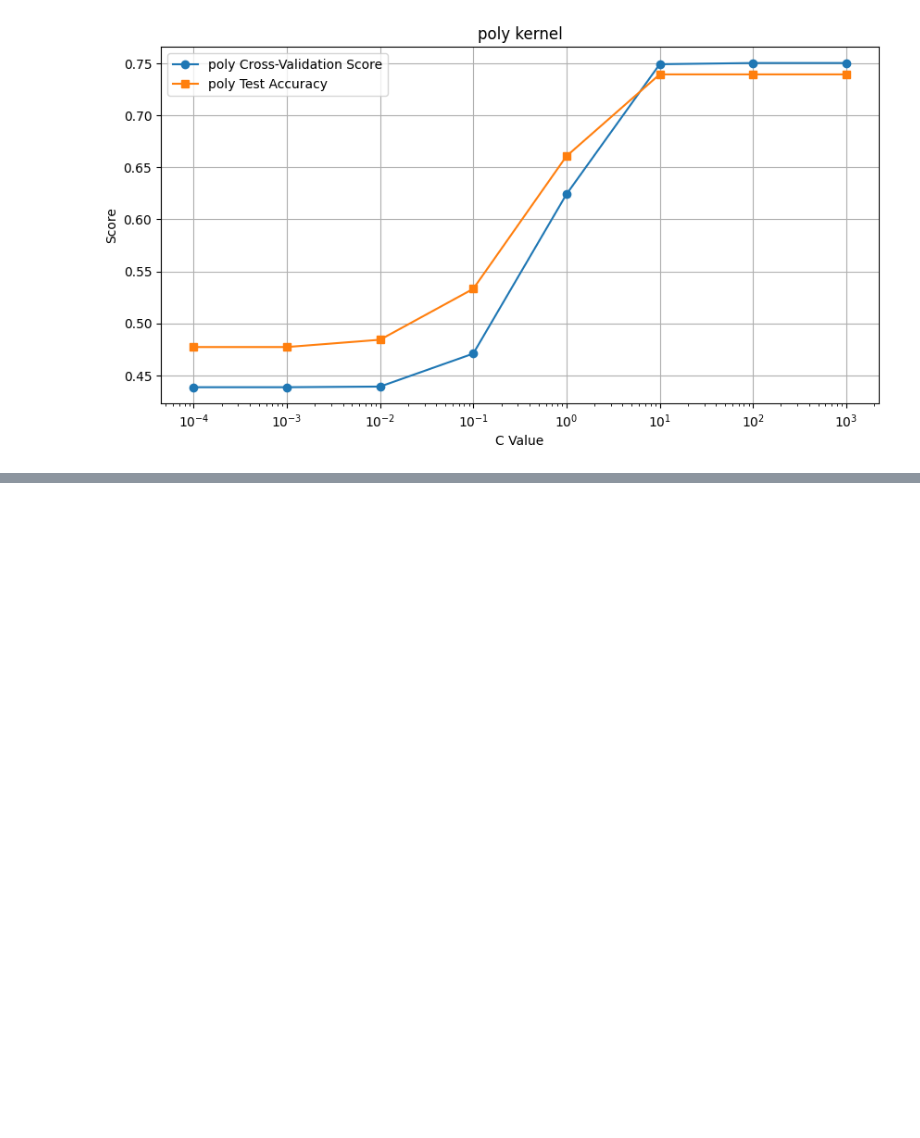
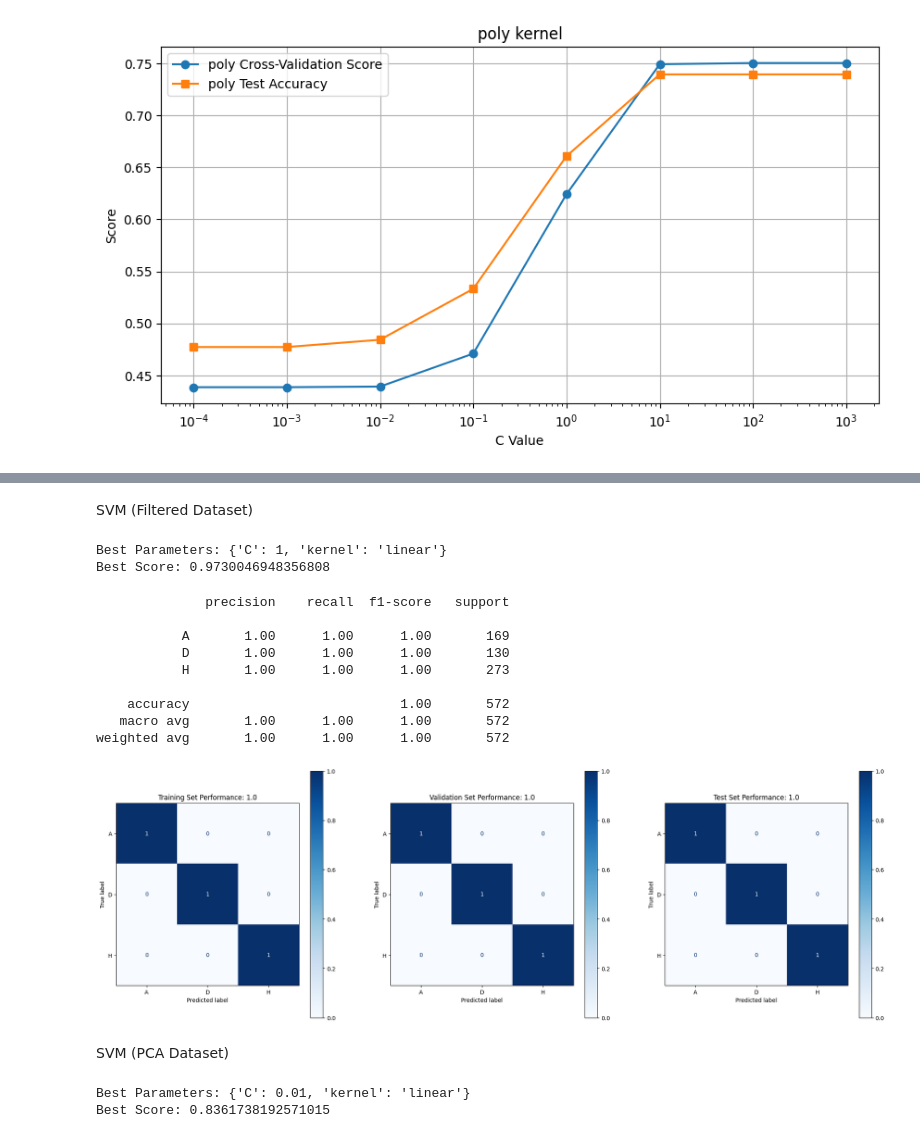
Before and after one commit to Gus-Amorim/PLMatchPredictions, a Jupyter notebook: Decision_Tree_and_SVM.ipynb, the cells around one changed output, grey strips where cells are left out. Cells and saved outputs as stored; diff of their text form; code cells hidden in the pictures; blank space fills up the shorter version.

```diff
--- a/Decision_Tree_and_SVM.ipynb
+++ b/Decision_Tree_and_SVM.ipynb
@@ -6,9 +6,9 @@ import matplotlib.pyplot as plt
 from datetime import datetime
 import copy
 
-csv_data = pd.read_csv('Cleaned_Historical_Data.csv')
+csv_data = pd.read_csv('Regular_Dataset.csv')
 print(csv_data.shape)
-filtered_data = pd.read_csv('Filtered_Data1.csv')
+filtered_data = pd.read_csv('Filtered_Dataset.csv')
 print(filtered_data.shape)
 # %% [output]
 (2636, 272)
@@ -444,0 +488,71 @@ plot(kernel='poly')
+# %% [markdown]
+SVM (Filtered Dataset)
+# %%
+from sklearn.model_selection import cross_val_score
+from sklearn.svm import SVC
+from sklearn.model_selection import GridSearchCV
+C_values = np.arange(1, 100, 1)
+gamma_values = np.arange(0.01, 0.0001, -0.0001)
+
+param_grid = [
+    {
+    'kernel': ['linear'],
+    'C': [0.0001, 0.001, 0.01, 0.1, 1, 10, 100, 1000]
+    }]
+
+svm = SVC(probability=True)
+svm_grid_search = GridSearchCV(svm, param_grid, cv=2)
+svm_grid_search.fit(X_train_std_filtered, Y_train_filtered)
+svm_best_parameters = svm_grid_search.best_params_
+svm_best_score = svm_grid_search.best_score_
+svm_best_model = svm_grid_search.best_estimator_
+
+
+print(f"Best Parameters: {svm_best_parameters}")
+print(f"Best Score: {svm_best_score}")
+# %% [output]
+Best Parameters: {'C': 1, 'kernel': 'linear'}
+Best Score: 0.9730046948356808
+# %%
+eval_model(svm_best_model, X_train_std_filtered, Y_train_filtered, X_validation_std_filtered, Y_validation_filtered, X_test_std_filtered, Y_test_filtered)
+print(classification_report(Y_test_filtered, svm_best_model.predict(X_test_std_filtered)))
+print("\n")
+# %% [output]
+              precision    recall  f1-score   support
+
+           A       1.00      1.00      1.00       169
+           D       1.00      1.00      1.00       130
+           H       1.00      1.00      1.00       273
+
+    accuracy                           1.00       572
+   macro avg       1.00      1.00      1.00       572
+weighted avg       1.00      1.00      1.00       572
+[figure, added]
+# %% [markdown]
+SVM (PCA Dataset)
+# %%
+from sklearn.model_selection import cross_val_score
+from sklearn.svm import SVC
+from sklearn.model_selection import GridSearchCV
+C_values = np.arange(1, 100, 1)
+gamma_values = np.arange(0.01, 0.0001, -0.0001)
+
+param_grid = [
+    {
+    'kernel': ['linear'],
+    'C': [0.0001, 0.001, 0.01, 0.1, 1, 10, 100, 1000]
+    }]
+
+svm = SVC(probability=True)
+svm_grid_search = GridSearchCV(svm, param_grid, cv=2)
+svm_grid_search.fit(transformed_train_std, Y_train)
+svm_best_parameters = svm_grid_search.best_params_
+svm_best_score = svm_grid_search.best_score_
+svm_best_model = svm_grid_search.best_estimator_
+
+
+print(f"Best Parameters: {svm_best_parameters}")
+print(f"Best Score: {svm_best_score}")
+# %% [output]
+Best Parameters: {'C': 0.01, 'kernel': 'linear'}
+Best Score: 0.8361738192571015
```
Also changed, not shown: parts of 7 cells of this notebook.
